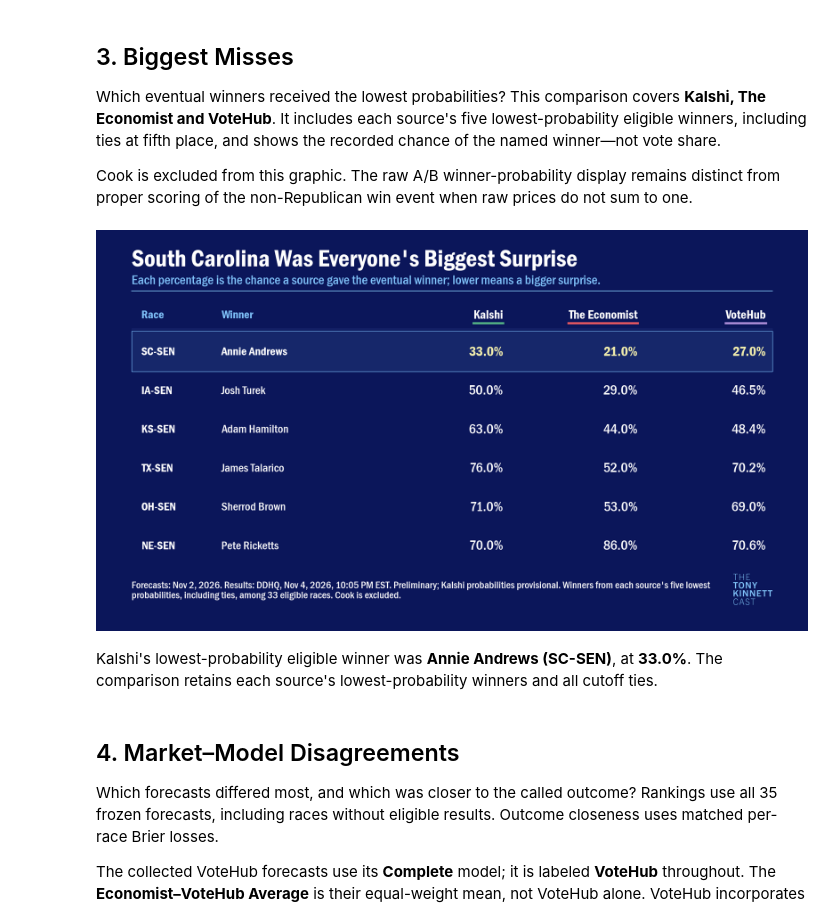
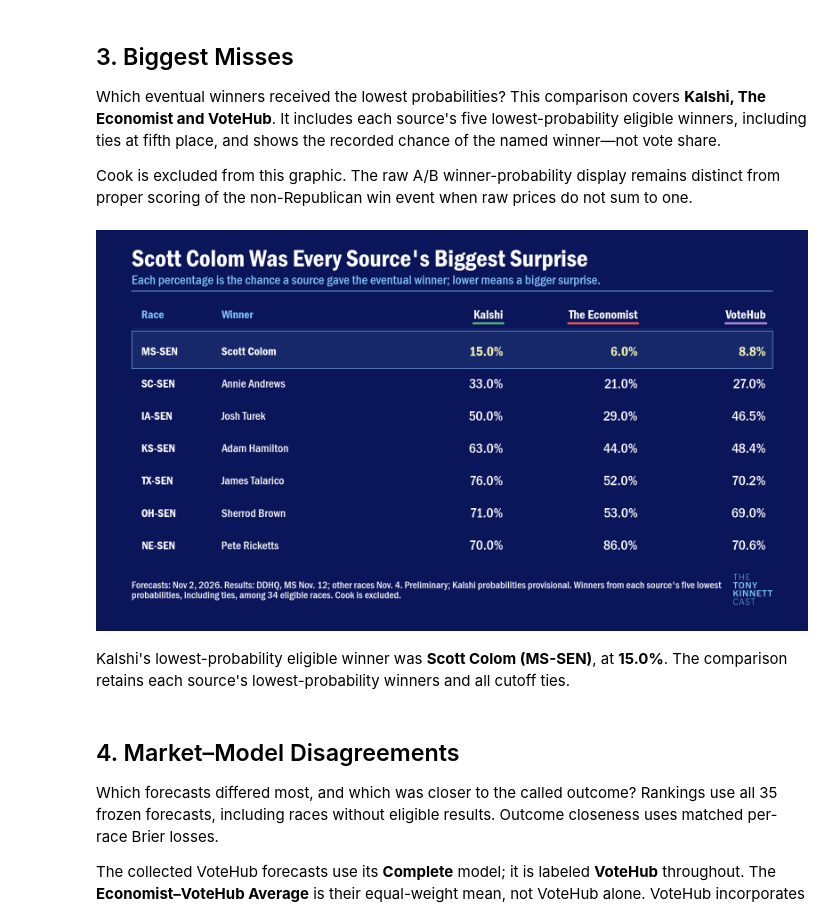
Before and after one commit to Daniel-Elmore/election-2026-markets-vs-forecasts, a Jupyter notebook: notebooks/01_congress_scorecard.ipynb, the cells around one changed output. Drawn from its saved outputs; the diff is of its cells as text; code cells hidden in the pictures.

```diff
--- a/notebooks/01_congress_scorecard.ipynb
+++ b/notebooks/01_congress_scorecard.ipynb
@@ -79,7 +79,8 @@ def capture(chamber):
 def footer(detail, chamber='Senate', kalshi=True):
     status = 'SYNTHETIC TEST OUTCOMES — NOT ELECTION FINDINGS' if synthetic else 'Preliminary; Kalshi probabilities provisional' if kalshi else 'Preliminary'
     source = 'software fixture' if synthetic else 'DDHQ'
-    return f'Forecasts: Nov 2, 2026. Results: {source}, {capture(chamber)}. {status}. {detail}'
+    result_date = data.manifest.get('senate_result_label', capture(chamber)) if chamber == 'Senate' else capture(chamber)
+    return f'Forecasts: Nov 2, 2026. Results: {source}, {result_date}. {status}. {detail}'
 
 def text(cv, x, y, value, px=32, color='white', ha='left', role='body', va='center'):
     left, bottom, right, top = cv.plot_rect
@@ -130,6 +131,8 @@ def export_chart(cv, name, frame):
 say('**SYNTHETIC SOFTWARE FIXTURE — invented outcomes, not election findings.**' if synthetic else '**Preliminary results.** Only verified DDHQ calls are used for outcome comparisons.')
 say(f"**Forecasts:** November 2, 2026. **Senate capture:** {capture('Senate')}. **House capture:** {capture('House')}. **Snapshot:** `{snapshot_label}`.")
 say(f"**Coverage:** {int(senate.call_eligible.sum())} of {len(senate)} Senate races eligible; {int(select_sample(senate, 'non_solid').call_eligible.sum())} of {len(select_sample(senate, 'non_solid'))} races eligible among Cook's Likely, Lean and Toss-Up ratings. " + ('Excluded races: ' + ', '.join(senate.index[~senate.call_eligible]) + '.' if (~senate.call_eligible).any() else 'No Senate races are excluded.'))
+for qualification in data.manifest.get('qualifications', []):
+    print(qualification)
 save_table(pd.DataFrame([metadata]), 'snapshot')
 save_table(
     senate.loc[
@@ -403,9 +414,11 @@ if len(comparison):
     pages = (len(comparison) + 7) // 8
     for page in range(pages):
         frame = comparison.iloc[page * 8:(page + 1) * 8]
-        shared_surprise = all((winner_probs[source].idxmin() == 'SC-SEN' for source in comparison_sources))
+        lowest_races = [winner_probs[source].idxmin() for source in comparison_sources]
+        shared_surprise = len(set(lowest_races)) == 1
+        surprise_race = lowest_races[0] if shared_surprise else None
         cv = make_canvas(
-            "South Carolina Was Everyone's Biggest Surprise" if shared_surprise else 'The Biggest Surprises Across the Forecasts',
+            f"{winner_probs.loc[surprise_race, 'winner']} Was Every Source's Biggest Surprise" if shared_surprise else 'The Biggest Surprises Across the Forecasts',
             subtitle='Each percentage is the chance a source gave the eventual winner; lower means a bigger surprise.' + (f' Page {page + 1}/{pages}.' if pages > 1 else ''),
             source=footer(f"Winners from each source's five lowest probabilities, including ties, among {len(winner_probs)} eligible races. Cook is excluded."),
         )
@@ -433,8 +446,8 @@ if len(comparison):
         rule(cv, 0.89)
         row_positions = np.linspace(0.8, 0.06, len(frame)) if len(frame) > 1 else [0.5]
         for index, (y, row) in enumerate(zip(row_positions, frame.itertuples(index=False))):
-            is_sc = row.race_id == 'SC-SEN'
-            if is_sc:
+            is_shared_surprise = row.race_id == surprise_race
+            if is_shared_surprise:
                 x0, y0, x1, y1 = cv.plot_rect
                 row_top = 0.89 - 6 * cv.scale / (y1 - y0) if index == 0 else (row_positions[index - 1] + y) / 2
                 row_bottom = 0 if index == len(frame) - 1 else (y + row_positions[index + 1]) / 2
@@ -455,39 +468,39 @@ if len(comparison):
                     (x0 / cv.W, band_y),
                     (x1 - x0) / cv.W,
                     band_height,
                     transform=cv.fig.transFigure,
                     facecolor='none',
                     edgecolor=BLUE,
                     linewidth=1,
                     zorder=0.2,
                 ))
             text(cv, 0.015, y, row.race_id, px=32, role='emphasis')
-            text(cv, 0.14, y, row.winner, px=32, role='emphasis' if is_sc else 'body')
+            text(cv, 0.14, y, row.winner, px=32, role='emphasis' if is_shared_surprise else 'body')
             for x, source in zip(xs, comparison_sources):
                 value = float(frame.loc[frame.race_id.eq(row.race_id), source].iloc[0])
                 text(
                     cv,
                     x,
                     y,
                     f'{value:.1%}',
                     px=38,
                     ha='right',
-                    color=GOLD if is_sc else 'white',
-                    role='emphasis' if is_sc else 'body',
+                    color=GOLD if is_shared_surprise else 'white',
+                    role='emphasis' if is_shared_surprise else 'body',
                 )
         stem = '03-biggest-surprises' + (f'-{page + 1:02d}' if pages > 1 else '')
         layout_checks[stem] = {
             'source_underlines': underline_checks,
-            'south_carolina_box': bool(frame.race_id.eq('SC-SEN').any()),
+            'shared_surprise_box': bool(frame.race_id.eq(surprise_race).any()),
         }
         export_chart(cv, stem, frame)
     worst = lowest_with_ties(winner_probs, 'Kalshi').iloc[0]
     say(f"Kalshi's lowest-probability eligible winner was **{worst['winner']} ({worst['race_id']})**, at **{worst['Kalshi']:.1%}**. The comparison retains each source's lowest-probability winners and all cutoff ties.")
 else:
     say('No eligible winners are available for the biggest-misses comparison.')
 # %% [output]
-[figure, old version]
+[figure, new version]
-Kalshi's lowest-probability eligible winner was **Annie Andrews (SC-SEN)**, at **33.0%**. The comparison retains each source's lowest-probability winners and all cutoff ties.
+Kalshi's lowest-probability eligible winner was **Scott Colom (MS-SEN)**, at **15.0%**. The comparison retains each source's lowest-probability winners and all cutoff ties.
 # %% [markdown]
 ## 4. Market–Model Disagreements
 Which forecasts differed most, and which was closer to the called outcome? Rankings use all 35 frozen forecasts, including races without eligible results. Outcome closeness uses matched per-race Brier losses.
```
Also changed, not shown: parts of 8 cells of this notebook, 53 other files.
